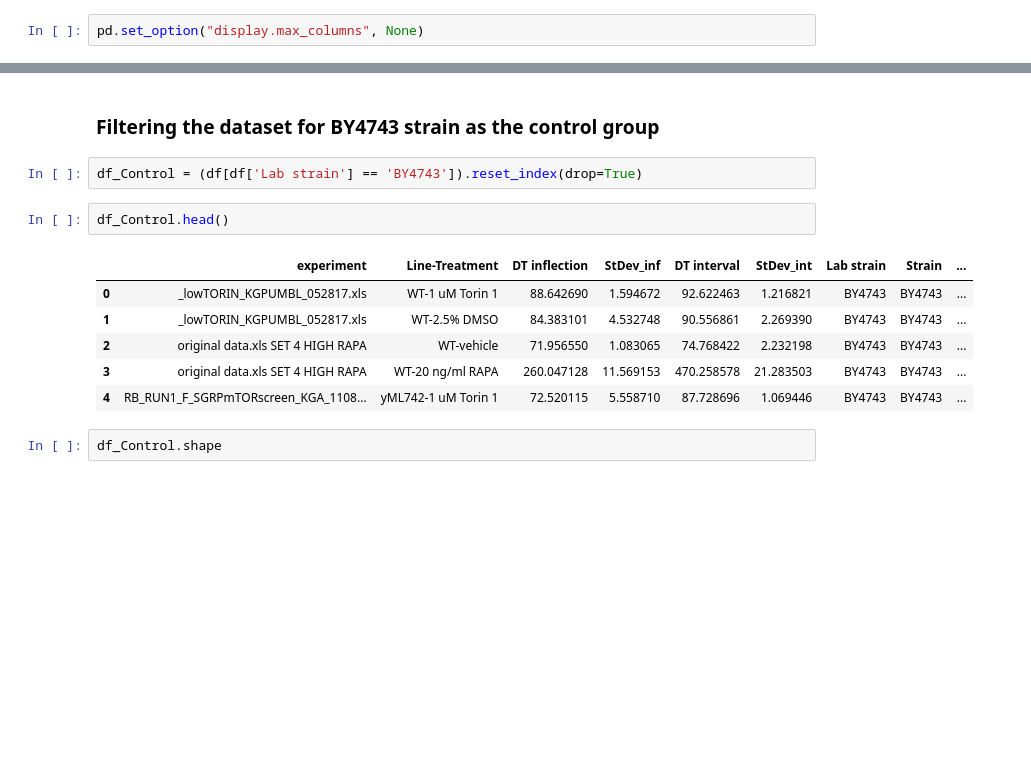
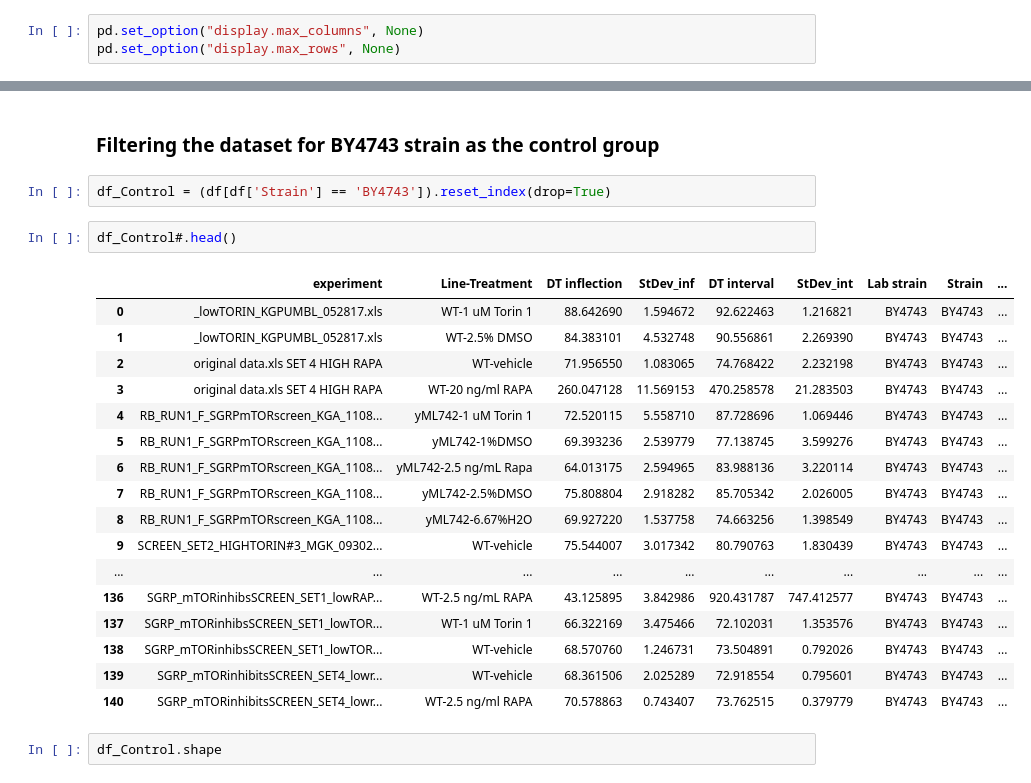
Before and after one commit to yab-tad/Saccharomyces-Cerevisiae, a Jupyter notebook: SGRP.ipynb, the cells around one changed output, grey strips where cells are left out. Cells and saved outputs as stored; diff of their text form; blank space fills up the shorter version.

```diff
--- a/SGRP.ipynb
+++ b/SGRP.ipynb
@@ -10,6 +10,7 @@ from matplotlib.artist import Artist
 df = pd.read_csv("./SGRPmTOR_finalreckoning.csv")
 # %%
 pd.set_option("display.max_columns", None)
+pd.set_option("display.max_rows", None)
 # %%
 df.head()
 # %% [output]
@@ -189,16 +190,27 @@ if file_check(path3):
 # %% [markdown]
 ### Filtering the dataset for BY4743 strain as the control group
 # %%
-df_Control = (df[df['Lab strain'] == 'BY4743']).reset_index(drop=True)
+df_Control = (df[df['Strain'] == 'BY4743']).reset_index(drop=True)
 # %%
-df_Control.head()
+df_Control#.head()
 # %% [output]
 |  | experiment | Line-Treatment | DT inflection | StDev_inf | DT interval | StDev_int | Lab strain | Strain | ... |
 | 0 | _lowTORIN_KGPUMBL_052817.xls | WT-1 uM Torin 1 | 88.642690 | 1.594672 | 92.622463 | 1.216821 | BY4743 | BY4743 | ... |
 | 1 | _lowTORIN_KGPUMBL_052817.xls | WT-2.5% DMSO | 84.383101 | 4.532748 | 90.556861 | 2.269390 | BY4743 | BY4743 | ... |
 | 2 | original data.xls SET 4 HIGH RAPA | WT-vehicle | 71.956550 | 1.083065 | 74.768422 | 2.232198 | BY4743 | BY4743 | ... |
 | 3 | original data.xls SET 4 HIGH RAPA | WT-20 ng/ml RAPA | 260.047128 | 11.569153 | 470.258578 | 21.283503 | BY4743 | BY4743 | ... |
 | 4 | RB_RUN1_F_SGRPmTORscreen_KGA_1108... | yML742-1 uM Torin 1 | 72.520115 | 5.558710 | 87.728696 | 1.069446 | BY4743 | BY4743 | ... |
+| 5 | RB_RUN1_F_SGRPmTORscreen_KGA_1108... | yML742-1%DMSO | 69.393236 | 2.539779 | 77.138745 | 3.599276 | BY4743 | BY4743 | ... |
+| 6 | RB_RUN1_F_SGRPmTORscreen_KGA_1108... | yML742-2.5 ng/mL Rapa | 64.013175 | 2.594965 | 83.988136 | 3.220114 | BY4743 | BY4743 | ... |
+| 7 | RB_RUN1_F_SGRPmTORscreen_KGA_1108... | yML742-2.5%DMSO | 75.808804 | 2.918282 | 85.705342 | 2.026005 | BY4743 | BY4743 | ... |
+| 8 | RB_RUN1_F_SGRPmTORscreen_KGA_1108... | yML742-6.67%H2O | 69.927220 | 1.537758 | 74.663256 | 1.398549 | BY4743 | BY4743 | ... |
+| 9 | SCREEN_SET2_HIGHTORIN#3_MGK_09302... | WT-vehicle | 75.544007 | 3.017342 | 80.790763 | 1.830439 | BY4743 | BY4743 | ... |
+| ... | ... | ... | ... | ... | ... | ... | ... | ... | ... |
+| 136 | SGRP_mTORinhibsSCREEN_SET1_lowRAP... | WT-2.5 ng/mL RAPA | 43.125895 | 3.842986 | 920.431787 | 747.412577 | BY4743 | BY4743 | ... |
+| 137 | SGRP_mTORinhibsSCREEN_SET1_lowTOR... | WT-1 uM Torin 1 | 66.322169 | 3.475466 | 72.102031 | 1.353576 | BY4743 | BY4743 | ... |
+| 138 | SGRP_mTORinhibsSCREEN_SET1_lowTOR... | WT-vehicle | 68.570760 | 1.246731 | 73.504891 | 0.792026 | BY4743 | BY4743 | ... |
+| 139 | SGRP_mTORinhibitsSCREEN_SET4_lowr... | WT-vehicle | 68.361506 | 2.025289 | 72.918554 | 0.795601 | BY4743 | BY4743 | ... |
+| 140 | SGRP_mTORinhibitsSCREEN_SET4_lowr... | WT-2.5 ng/ml RAPA | 70.578863 | 0.743407 | 73.762515 | 0.379779 | BY4743 | BY4743 | ... |
 # %%
 df_Control.shape
 # %% [output]
```
Also changed, not shown: parts of 4 cells of this notebook.
